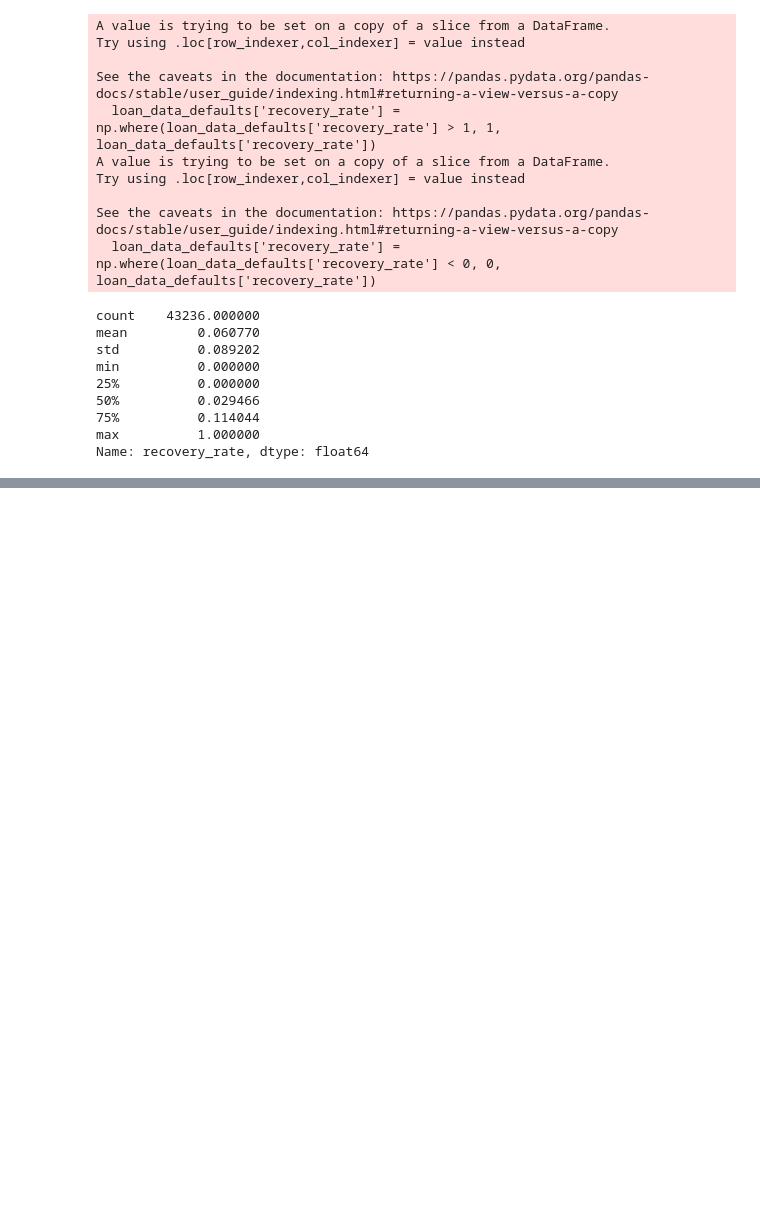
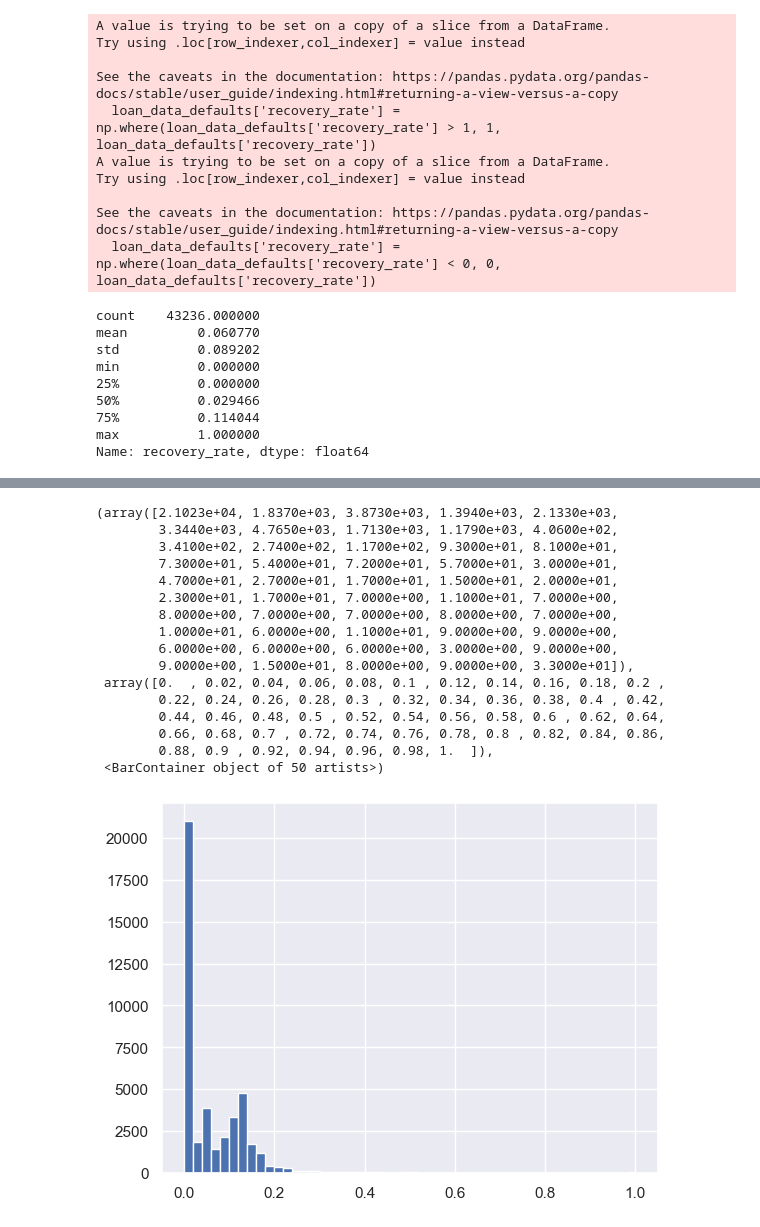
Before and after one commit to dcgkpindiastudy/CreditRiskModelingInPython, a Jupyter notebook: Src/Credit Risk Modeling - LGD and EAD Models.ipynb, the cells around one changed output, grey strips where cells are left out. Cells and saved outputs as stored; diff of their text form; code cells hidden in the pictures; blank space fills up the shorter version.

```diff
--- a/Src/Credit Risk Modeling - LGD and EAD Models.ipynb
+++ b/Src/Credit Risk Modeling - LGD and EAD Models.ipynb
@@ -158,0 +213,21 @@ Name: recovery_rate, dtype: float64
+# %%
+plt.hist(loan_data_defaults['recovery_rate'], bins = 50)
+# We plot a histogram of a variable with 50 bins.
+# %% [output]
+(array([2.1023e+04, 1.8370e+03, 3.8730e+03, 1.3940e+03, 2.1330e+03,
+        3.3440e+03, 4.7650e+03, 1.7130e+03, 1.1790e+03, 4.0600e+02,
+        3.4100e+02, 2.7400e+02, 1.1700e+02, 9.3000e+01, 8.1000e+01,
+        7.3000e+01, 5.4000e+01, 7.2000e+01, 5.7000e+01, 3.0000e+01,
+        4.7000e+01, 2.7000e+01, 1.7000e+01, 1.5000e+01, 2.0000e+01,
+        2.3000e+01, 1.7000e+01, 7.0000e+00, 1.1000e+01, 7.0000e+00,
+        8.0000e+00, 7.0000e+00, 7.0000e+00, 8.0000e+00, 7.0000e+00,
+        1.0000e+01, 6.0000e+00, 1.1000e+01, 9.0000e+00, 9.0000e+00,
+        6.0000e+00, 6.0000e+00, 6.0000e+00, 3.0000e+00, 9.0000e+00,
+        9.0000e+00, 1.5000e+01, 8.0000e+00, 9.0000e+00, 3.3000e+01]),
+ array([0.  , 0.02, 0.04, 0.06, 0.08, 0.1 , 0.12, 0.14, 0.16, 0.18, 0.2 ,
+        0.22, 0.24, 0.26, 0.28, 0.3 , 0.32, 0.34, 0.36, 0.38, 0.4 , 0.42,
+        0.44, 0.46, 0.48, 0.5 , 0.52, 0.54, 0.56, 0.58, 0.6 , 0.62, 0.64,
+        0.66, 0.68, 0.7 , 0.72, 0.74, 0.76, 0.78, 0.8 , 0.82, 0.84, 0.86,
+        0.88, 0.9 , 0.92, 0.94, 0.96, 0.98, 1.  ]),
+ <BarContainer object of 50 artists>)
+[figure, added]
```
Also changed, not shown: parts of 82 cells of this notebook, 2 other files.
